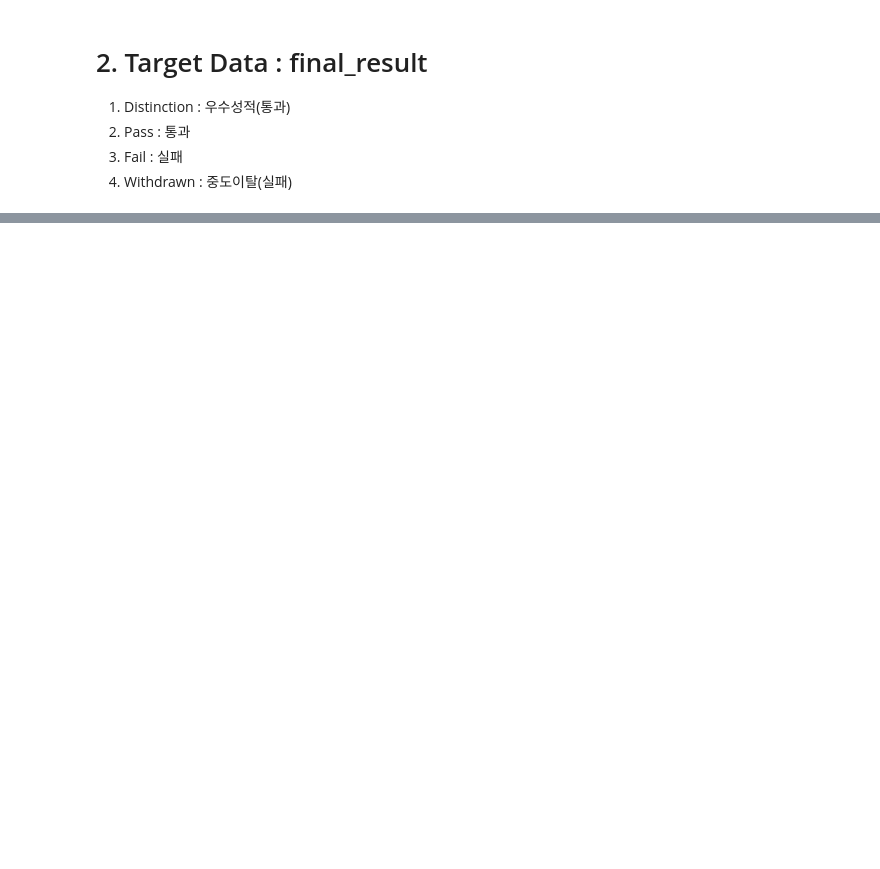
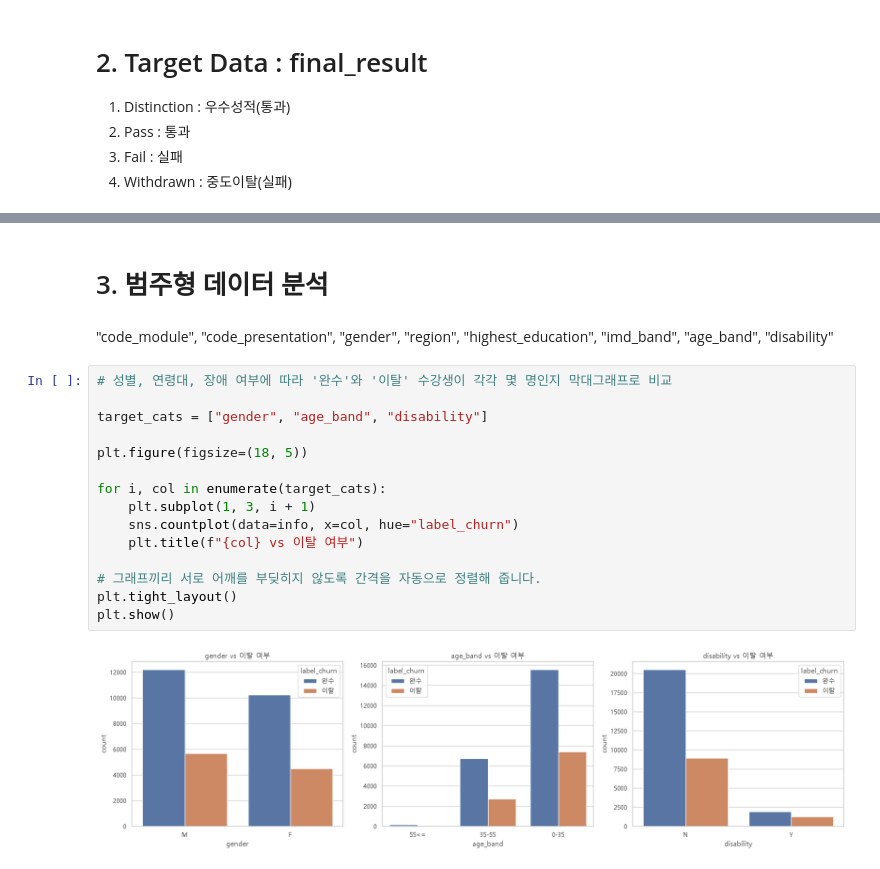
Before and after one commit to KimInSeok-DA/Team_Project_DA, a Jupyter notebook: Notebooks/01_Student_info_EDA.ipynb, the cells around one changed output, grey strips where cells are left out. Saved outputs shown, nothing was run; the diff lists cells and outputs as text; blank space fills up the shorter version.

```diff
--- a/Notebooks/01_Student_info_EDA.ipynb
+++ b/Notebooks/01_Student_info_EDA.ipynb
@@ -126,0 +180,21 @@ plt.show()
+# %% [markdown]
+# 3. 범주형 데이터 분석
+# %% [markdown]
+"code_module", "code_presentation", "gender", "region", "highest_education", "imd_band", "age_band", "disability"
+# %%
+# 성별, 연령대, 장애 여부에 따라 '완수'와 '이탈' 수강생이 각각 몇 명인지 막대그래프로 비교
+
+target_cats = ["gender", "age_band", "disability"]
+
+plt.figure(figsize=(18, 5))
+
+for i, col in enumerate(target_cats):
+    plt.subplot(1, 3, i + 1)
+    sns.countplot(data=info, x=col, hue="label_churn")
+    plt.title(f"{col} vs 이탈 여부")
+
+# 그래프끼리 서로 어깨를 부딪히지 않도록 간격을 자동으로 정렬해 줍니다.
+plt.tight_layout()
+plt.show()
+# %% [output]
+[figure, added]
```
Also changed, not shown: parts of 21 cells of this notebook.
